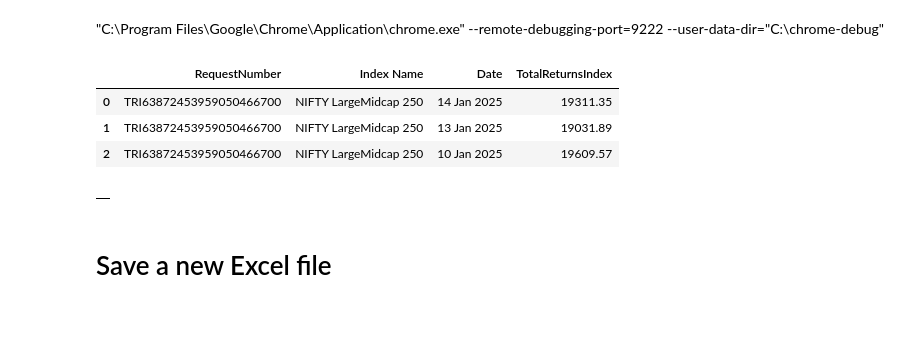
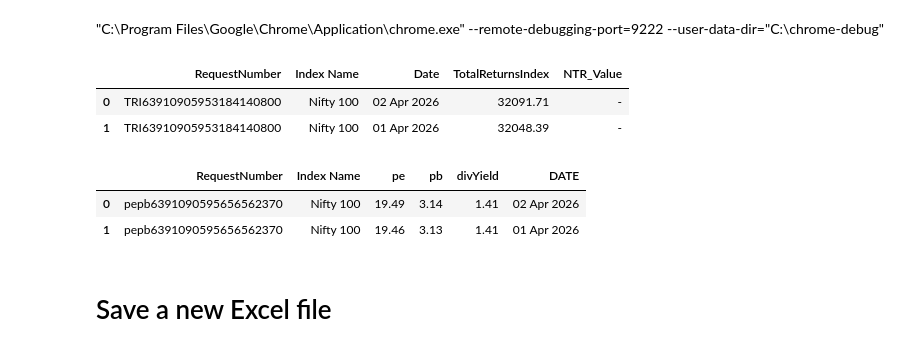
Before and after one commit to dsanr/Mutual-Funds-Analysis, a Jupyter notebook: index update.ipynb, the cells around one changed output. Saved outputs shown, nothing was run; the diff lists cells and outputs as text; code cells hidden in the pictures; blank space fills up the shorter version.

Commit message:
Update index values up to 2026-04-02

```diff
--- a/index update.ipynb
+++ b/index update.ipynb
@@ -36,14 +33,18 @@ end_date = "14-Jan-2025"
+# %%
+start_date = "01-Apr-2026"
+end_date = "04-Apr-2026"
 # %%
-nsepython.index_total_returns(indexes[4], start_date, end_date)
+nsepython.index_total_returns(indexes[1], start_date, end_date)
 # %% [output]
-|  | RequestNumber | Index Name | Date | TotalReturnsIndex |
-| 0 | TRI63872453959050466700 | NIFTY LargeMidcap 250 | 14 Jan 2025 | 19311.35 |
-| 1 | TRI63872453959050466700 | NIFTY LargeMidcap 250 | 13 Jan 2025 | 19031.89 |
-| 2 | TRI63872453959050466700 | NIFTY LargeMidcap 250 | 10 Jan 2025 | 19609.57 |
+|  | RequestNumber | Index Name | Date | TotalReturnsIndex | NTR_Value |
+| 0 | TRI63910905953184140800 | Nifty 100 | 02 Apr 2026 | 32091.71 | - |
+| 1 | TRI63910905953184140800 | Nifty 100 | 01 Apr 2026 | 32048.39 | - |
 # %%
-nsepython.index_pe_pb_div(indexes[4], start_date, end_date)
+nsepython.index_pe_pb_div(indexes[1], start_date, end_date)
 # %% [output]
-|  |
+|  | RequestNumber | Index Name | pe | pb | divYield | DATE |
+| 0 | pepb6391090595656562370 | Nifty 100 | 19.49 | 3.14 | 1.41 | 02 Apr 2026 |
+| 1 | pepb6391090595656562370 | Nifty 100 | 19.46 | 3.13 | 1.41 | 01 Apr 2026 |
 # %% [markdown]
 # Save a new Excel file
 # %% [markdown]
```
Also changed, not shown: parts of 11 cells of this notebook.
